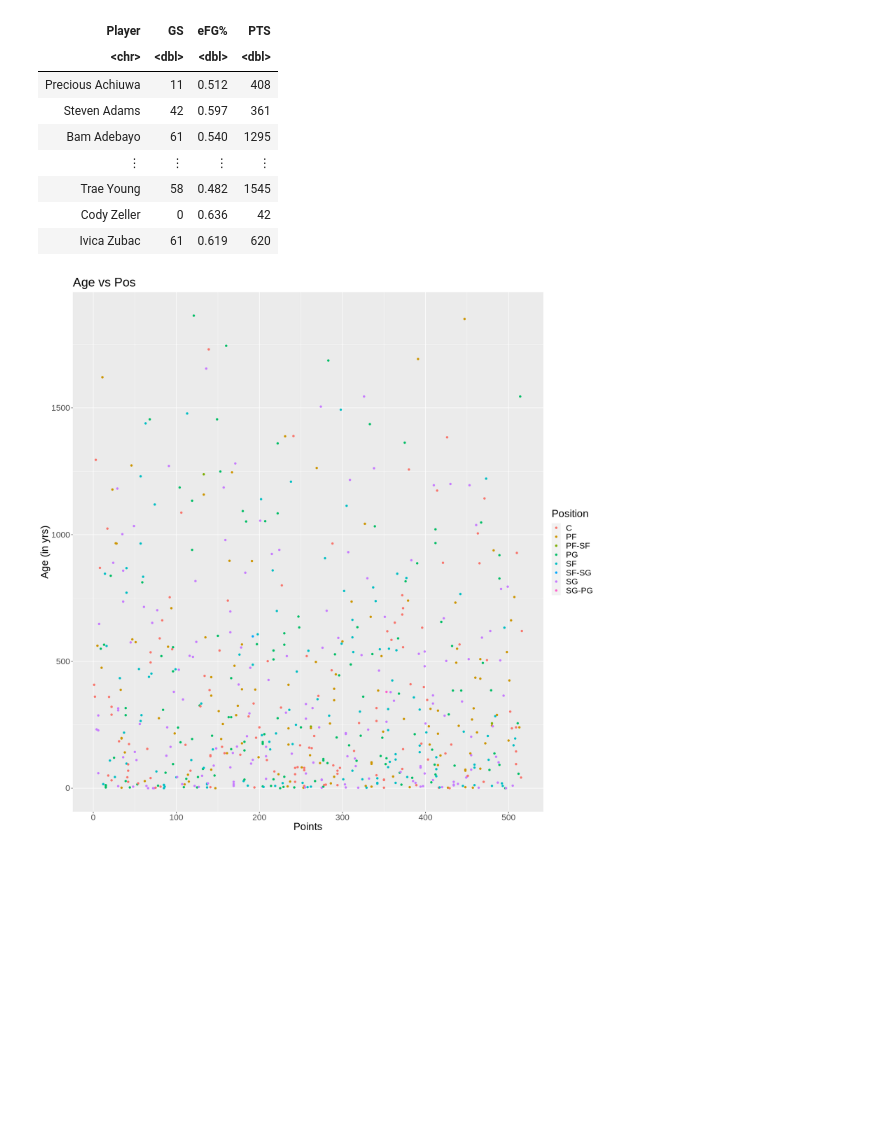
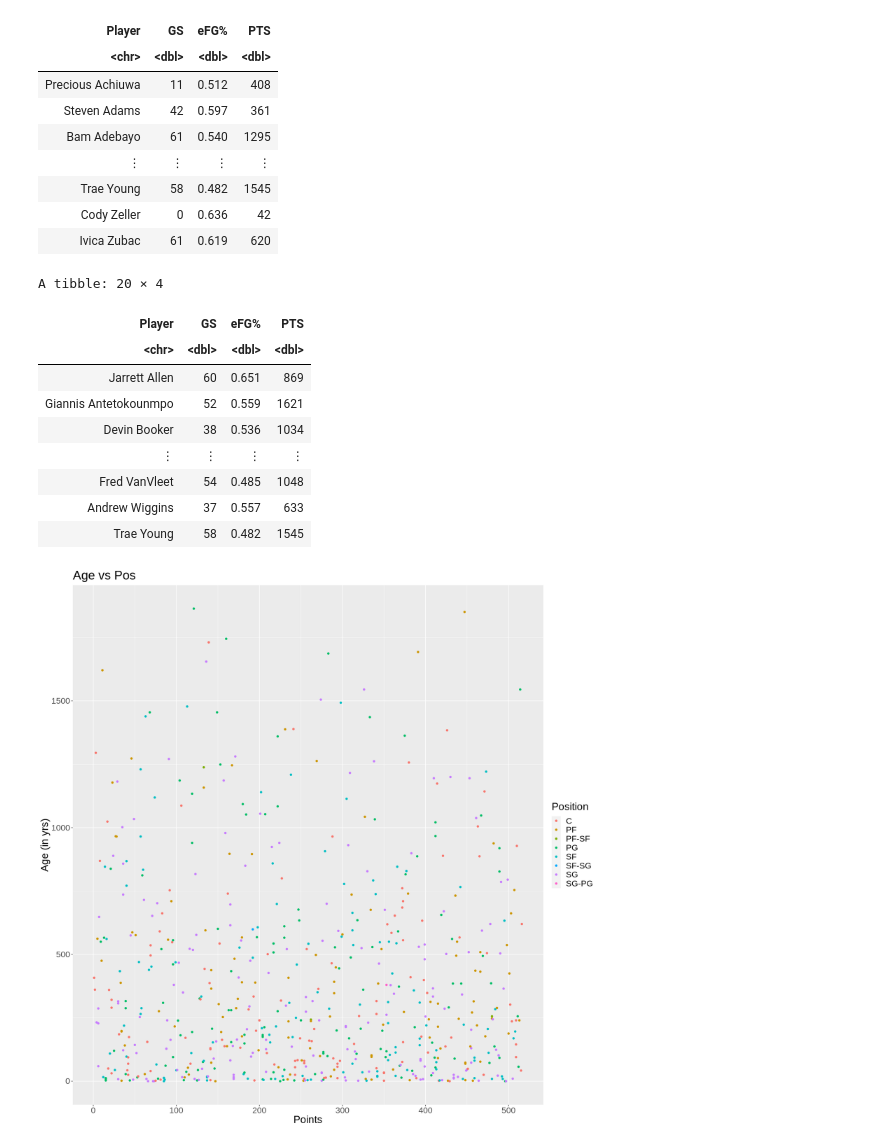
Before and after one commit to DrakenRaptor/Section006-28-Proposal, a Jupyter notebook: ProjectTrial.ipynb, the cells around one changed output. Saved outputs shown, nothing was run; the diff lists cells and outputs as text; code cells hidden in the pictures; blank space fills up the shorter version.

Commit message:
Selected All Star gamers from last year by this year's data frame

```diff
--- a/ProjectTrial.ipynb
+++ b/ProjectTrial.ipynb
@@ -69,9 +69,10 @@ A spec_tbl_df: 644 × 31
 | 515 | Cody Zeller | C | 30 | MIA | 7 | 0 | 96 | 14 | 22 | ⋯ | 11 | ... |
 | 516 | Ivica Zubac | C | 25 | LAC | 61 | 61 | 1780 | 245 | 396 | ⋯ | 203 | ... |
 # %%
-selected_cols <- page |>
+# Select the GS(Game Started), eFG%(Effective Field Goal Precentage), and PTS (Points Per Game) to be the three variables we will focused on in this assignment
+selected_vars <- page |>
                  select(Player, GS, "eFG%", PTS)
-selected_cols
+selected_vars
 # %% [output]
 A tibble: 644 × 4
 | Player | GS | eFG% | PTS |
@@ -83,6 +84,45 @@ A tibble: 644 × 4
 | Trae Young | 58 | 0.482 | 1545 |
 | Cody Zeller | 0 | 0.636 | 42 |
 | Ivica Zubac | 61 | 0.619 | 620 |
+# %%
+# Select the ALL STAR player from the slected tables
+all_stars_2022 <- selected_vars |>
+                  filter(Player == "Stephen Curry"|
+                         Player == "LeBron James"|
+                         Player == "Giannis Antetokounmpo"|
+                         Player == "DeMar DeRozan"|
+                         Player == "Nikola Jokić"|
+                         Player == "Luka Dončić"|
+                         Player == "Darius Garland"|
+                         Player == "Jarrett Allen"|
+                         Player == "Fred VanVleet"|
+                         Player == "Jimmy Butler"|
+                         Player == "Chris Paul"|
+                         Player == "Joel Embiid"|
+                         Player == "Jayson Tatum"|
+                         Player == "Trae Young"|
+                         Player == "Ja Morant"|
+                         Player == "Andrew Wiggins"|
+                         Player == "Devin Booker"|
+                         Player == "Dejounte Murray"|
+                         Player == "LeMelo Ball"|
+                         Player == "Khris Middleton"|
+                         Player == "Karl-Anthony Towns"|
+                         Player == "Rudy Gobert"|
+                         Player == "Zach LaVine")
+
+all_stars_2022
+# %% [output]
+A tibble: 20 × 4
+| Player | GS | eFG% | PTS |
+| <chr> | <dbl> | <dbl> | <dbl> |
+| Jarrett Allen | 60 | 0.651 | 869 |
+| Giannis Antetokounmpo | 52 | 0.559 | 1621 |
+| Devin Booker | 38 | 0.536 | 1034 |
+| ⋮ | ⋮ | ⋮ | ⋮ |
+| Fred VanVleet | 54 | 0.485 | 1048 |
+| Andrew Wiggins | 37 | 0.557 | 633 |
+| Trae Young | 58 | 0.482 | 1545 |
 # %%
 options(repr.plot.width = 15, repr.plot.height = 15)
 
```
